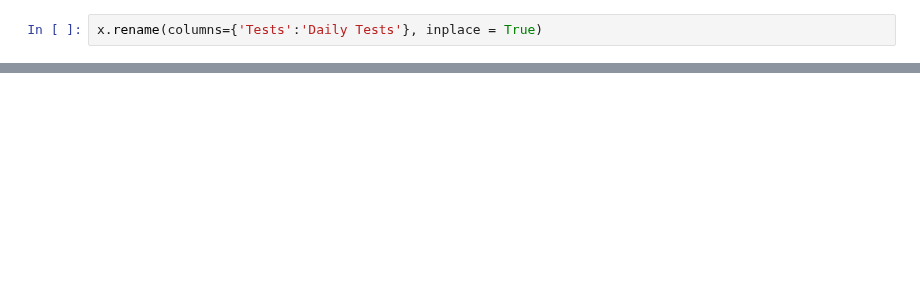
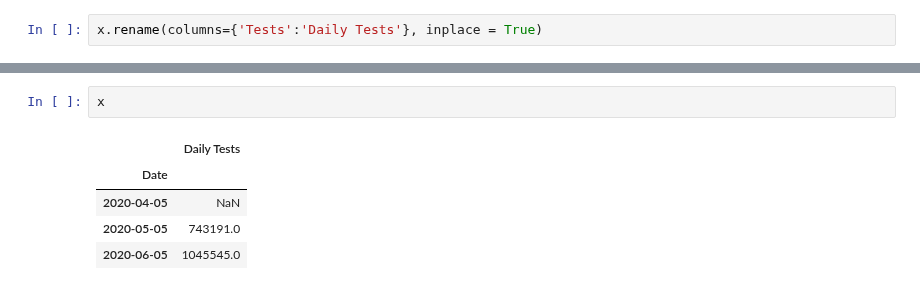
Before and after one commit to ldhagen/Texas_Covid_Data_Notebook, a Jupyter notebook: Texas_Total_Tests.ipynb, the cells around one changed output, grey strips where cells are left out. Cells and saved outputs as stored; diff of their text form; blank space fills up the shorter version.

```diff
--- a/Texas_Total_Tests.ipynb
+++ b/Texas_Total_Tests.ipynb
@@ -274,0 +381,8 @@ fig.savefig('TexasChangeInActiveCases.png')
+# %%
+x
+# %% [output]
+|  | Daily Tests |
+| Date |  |
+| 2020-04-05 | NaN |
+| 2020-05-05 | 743191.0 |
+| 2020-06-05 | 1045545.0 |
```
Also changed, not shown: parts of 23 cells of this notebook, 10 other files.
